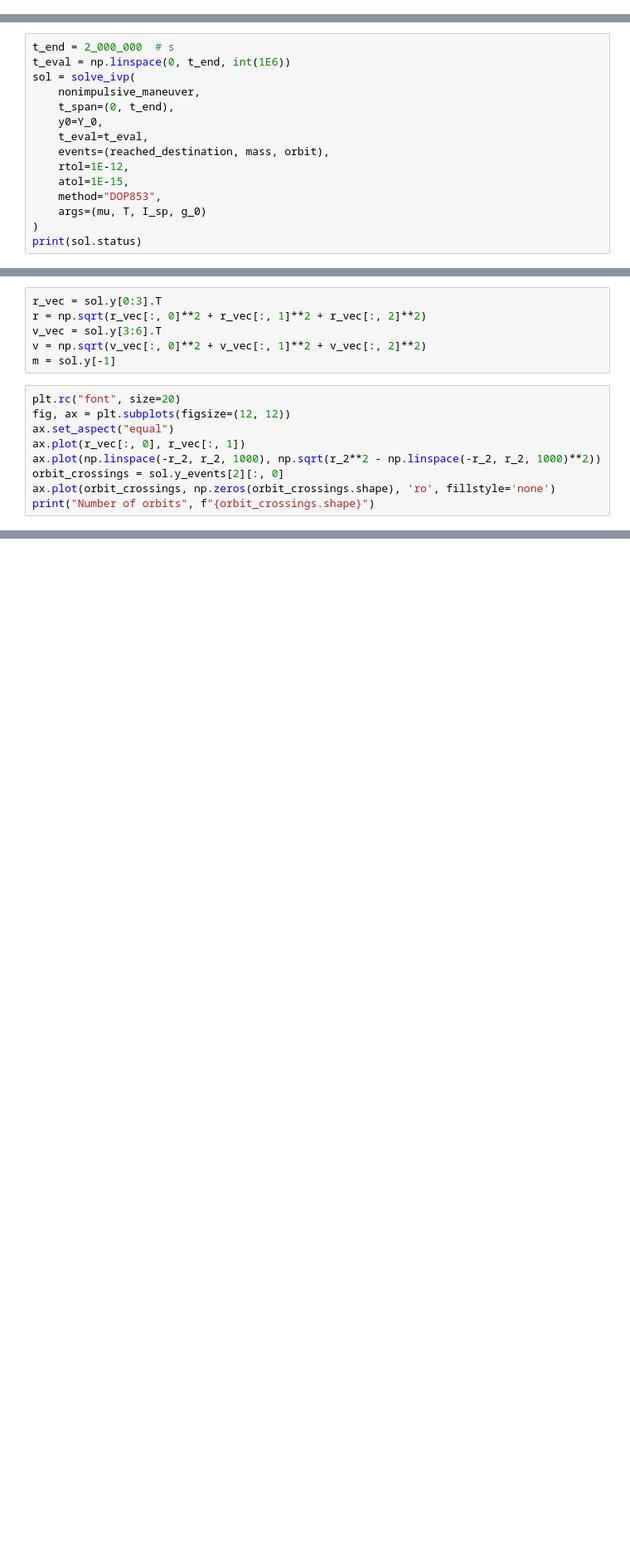
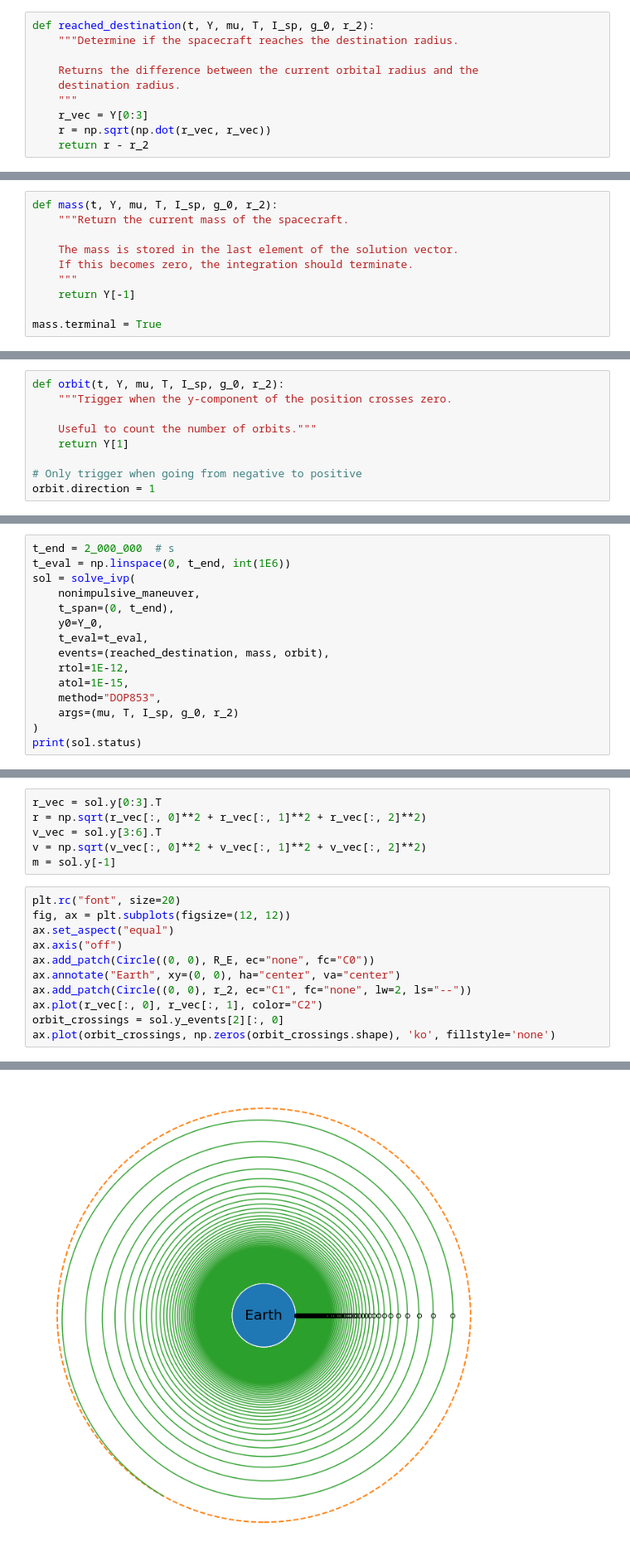
Before and after one commit to bryanwweber/orbital-mechanics-notes, a Jupyter notebook: chapter-6/10a-nonimpulsive-maneuver-example.ipynb, the cells around one changed output, grey strips where cells are left out. Shown at 83% size. Saved outputs shown, nothing was run; the diff lists cells and outputs as text; blank space fills up the shorter version.

```diff
--- a/chapter-6/10a-nonimpulsive-maneuver-example.ipynb
+++ b/chapter-6/10a-nonimpulsive-maneuver-example.ipynb
@@ -54,0 +71,10 @@ orbit.direction = 1
+# %%
+def reached_destination(t, Y, mu, T, I_sp, g_0, r_2):
+    """Determine if the spacecraft reaches the destination radius.
+
+    Returns the difference between the current orbital radius and the
+    destination radius.
+    """
+    r_vec = Y[0:3]
+    r = np.sqrt(np.dot(r_vec, r_vec))
+    return r - r_2
@@ -54,0 +87,10 @@ orbit.direction = 1
+# %%
+def mass(t, Y, mu, T, I_sp, g_0, r_2):
+    """Return the current mass of the spacecraft.
+
+    The mass is stored in the last element of the solution vector.
+    If this becomes zero, the integration should terminate.
+    """
+    return Y[-1]
+
+mass.terminal = True
@@ -54,0 +103,9 @@ orbit.direction = 1
+# %%
+def orbit(t, Y, mu, T, I_sp, g_0, r_2):
+    """Trigger when the y-component of the position crosses zero.
+
+    Useful to count the number of orbits."""
+    return Y[1]
+
+# Only trigger when going from negative to positive
+orbit.direction = 1
@@ -64,6 +135,6 @@ sol = solve_ivp(
     rtol=1E-12,
     atol=1E-15,
     method="DOP853",
-    args=(mu, T, I_sp, g_0)
+    args=(mu, T, I_sp, g_0, r_2)
 )
 print(sol.status)
@@ -77,8 +164,11 @@ m = sol.y[-1]
 plt.rc("font", size=20)
 fig, ax = plt.subplots(figsize=(12, 12))
 ax.set_aspect("equal")
-ax.plot(r_vec[:, 0], r_vec[:, 1])
-ax.plot(np.linspace(-r_2, r_2, 1000), np.sqrt(r_2**2 - np.linspace(-r_2, r_2, 1000)**2))
+ax.axis("off")
+ax.add_patch(Circle((0, 0), R_E, ec="none", fc="C0"))
+ax.annotate("Earth", xy=(0, 0), ha="center", va="center")
+ax.add_patch(Circle((0, 0), r_2, ec="C1", fc="none", lw=2, ls="--"))
+ax.plot(r_vec[:, 0], r_vec[:, 1], color="C2")
 orbit_crossings = sol.y_events[2][:, 0]
-ax.plot(orbit_crossings, np.zeros(orbit_crossings.shape), 'ro', fillstyle='none')
-print("Number of orbits", f"{orbit_crossings.shape}")
+ax.plot(orbit_crossings, np.zeros(orbit_crossings.shape), 'ko', fillstyle='none')
+# %% [output]
@@ -84,0 +176 @@ print("Number of orbits", f"{orbit_crossings.shape}")
+[figure, added]
```
Also changed, not shown: parts of 24 cells of this notebook.
